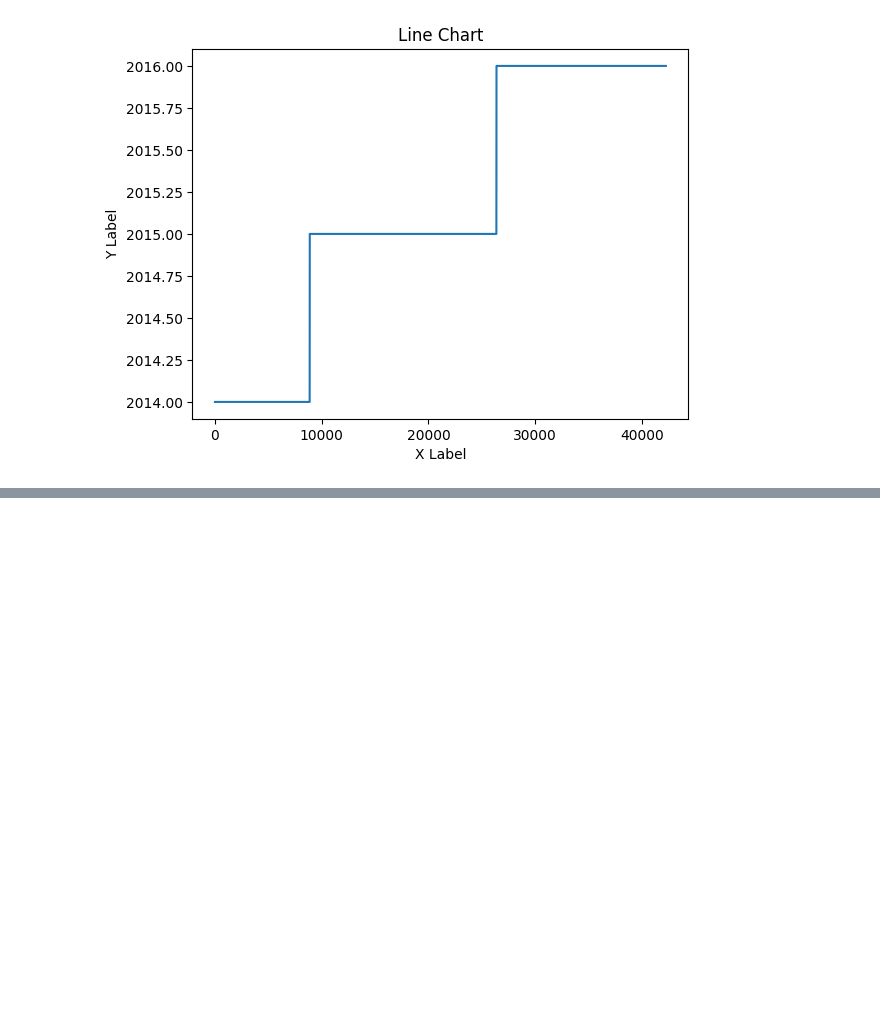
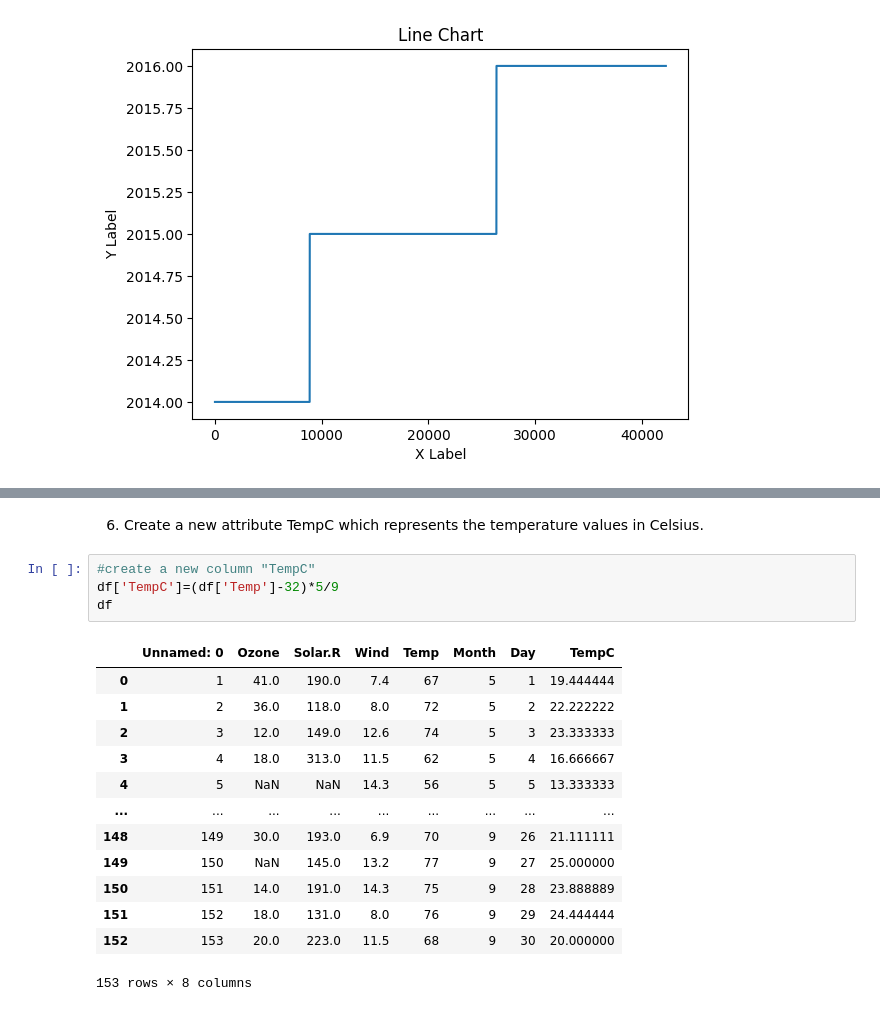
Before and after one commit to Sthe12/Trabajos-DataMining-y-MachineLearning, a Jupyter notebook: Taller-Introduction to Python for Machine Learning.ipynb, the cells around one changed output, grey strips where cells are left out. Cells and saved outputs as stored; diff of their text form; blank space fills up the shorter version.

```diff
--- a/Taller-Introduction to Python for Machine Learning.ipynb
+++ b/Taller-Introduction to Python for Machine Learning.ipynb
@@ -181,0 +340,20 @@ plt.show()
+# %% [markdown]
+6. Create a new attribute TempC which represents the temperature values in Celsius.
+# %%
+#create a new column "TempC"
+df['TempC']=(df['Temp']-32)*5/9
+df
+# %% [output]
+|  | Unnamed: 0 | Ozone | Solar.R | Wind | Temp | Month | Day | TempC |
+| 0 | 1 | 41.0 | 190.0 | 7.4 | 67 | 5 | 1 | 19.444444 |
+| 1 | 2 | 36.0 | 118.0 | 8.0 | 72 | 5 | 2 | 22.222222 |
+| 2 | 3 | 12.0 | 149.0 | 12.6 | 74 | 5 | 3 | 23.333333 |
+| 3 | 4 | 18.0 | 313.0 | 11.5 | 62 | 5 | 4 | 16.666667 |
+| 4 | 5 | NaN | NaN | 14.3 | 56 | 5 | 5 | 13.333333 |
+| ... | ... | ... | ... | ... | ... | ... | ... | ... |
+| 148 | 149 | 30.0 | 193.0 | 6.9 | 70 | 9 | 26 | 21.111111 |
+| 149 | 150 | NaN | 145.0 | 13.2 | 77 | 9 | 27 | 25.000000 |
+| 150 | 151 | 14.0 | 191.0 | 14.3 | 75 | 9 | 28 | 23.888889 |
+| 151 | 152 | 18.0 | 131.0 | 8.0 | 76 | 9 | 29 | 24.444444 |
+| 152 | 153 | 20.0 | 223.0 | 11.5 | 68 | 9 | 30 | 20.000000 |
+153 rows × 8 columns
```
Also changed, not shown: parts of 39 cells of this notebook.
